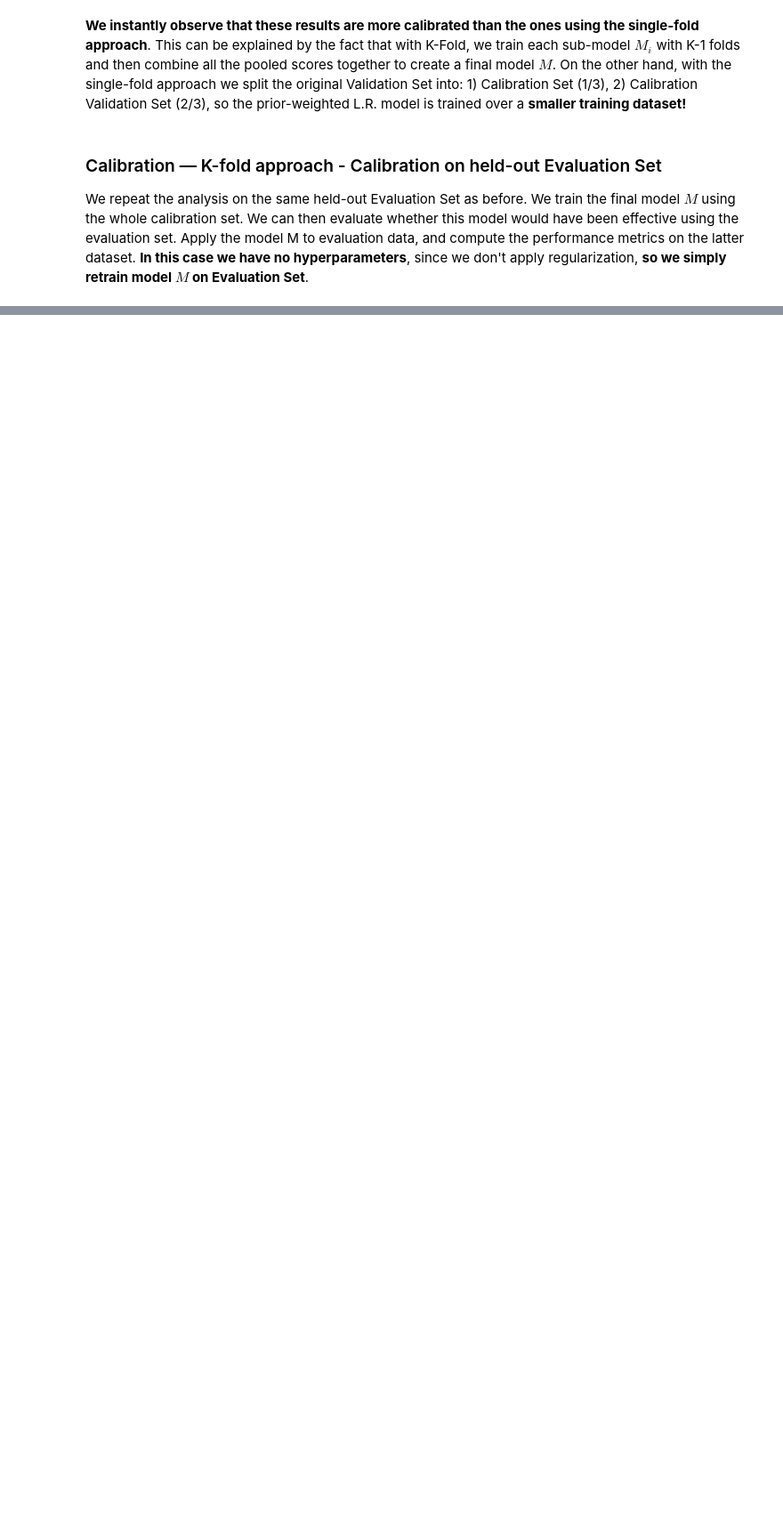
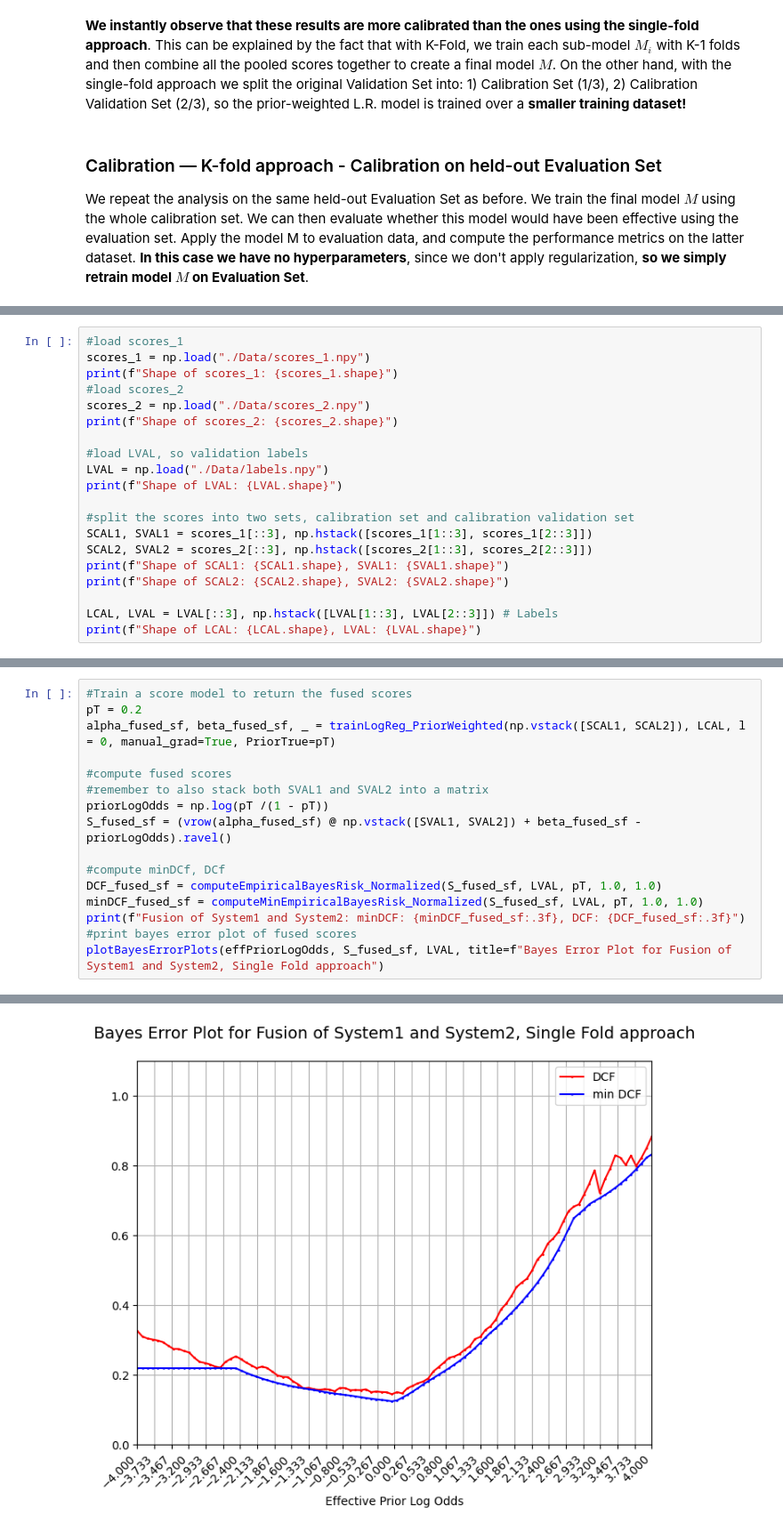
Before and after one commit to RiccardoRevalor/MachineLearningPatternRecognition, a Jupyter notebook: lab12_CalibrationFusion/cal_fusion.ipynb, the cells around one changed output, grey strips where cells are left out. Shown at 89% size. Cells and saved outputs as stored; diff of their text form; blank space fills up the shorter version.

Commit message:
l12: score-level fusion, single approach, fused system1+system2, minDCF, actDCF improved

```diff
--- a/lab12_CalibrationFusion/cal_fusion.ipynb
+++ b/lab12_CalibrationFusion/cal_fusion.ipynb
@@ -453,0 +466,20 @@ System 2, calibrated scores on evaluation set: DCF: 0.286, minDCF: 0.280
+# %%
+#load scores_1
+scores_1 = np.load("./Data/scores_1.npy")
+print(f"Shape of scores_1: {scores_1.shape}")
+#load scores_2
+scores_2 = np.load("./Data/scores_2.npy")
+print(f"Shape of scores_2: {scores_2.shape}")
+
+#load LVAL, so validation labels
+LVAL = np.load("./Data/labels.npy")
+print(f"Shape of LVAL: {LVAL.shape}")
+
+#split the scores into two sets, calibration set and calibration validation set
+SCAL1, SVAL1 = scores_1[::3], np.hstack([scores_1[1::3], scores_1[2::3]])
+SCAL2, SVAL2 = scores_2[::3], np.hstack([scores_2[1::3], scores_2[2::3]])
+print(f"Shape of SCAL1: {SCAL1.shape}, SVAL1: {SVAL1.shape}")
+print(f"Shape of SCAL2: {SCAL2.shape}, SVAL2: {SVAL2.shape}")
+
+LCAL, LVAL = LVAL[::3], np.hstack([LVAL[1::3], LVAL[2::3]]) # Labels
+print(f"Shape of LCAL: {LCAL.shape}, LVAL: {LVAL.shape}")
@@ -453,0 +495,17 @@ System 2, calibrated scores on evaluation set: DCF: 0.286, minDCF: 0.280
+# %%
+#Train a score model to return the fused scores
+pT = 0.2
+alpha_fused_sf, beta_fused_sf, _ = trainLogReg_PriorWeighted(np.vstack([SCAL1, SCAL2]), LCAL, l = 0, manual_grad=True, PriorTrue=pT)
+
+#compute fused scores
+#remember to also stack both SVAL1 and SVAL2 into a matrix
+priorLogOdds = np.log(pT /(1 - pT))
+S_fused_sf = (vrow(alpha_fused_sf) @ np.vstack([SVAL1, SVAL2]) + beta_fused_sf - priorLogOdds).ravel()
+
+#compute minDCf, DCf
+DCF_fused_sf = computeEmpiricalBayesRisk_Normalized(S_fused_sf, LVAL, pT, 1.0, 1.0)
+minDCF_fused_sf = computeMinEmpiricalBayesRisk_Normalized(S_fused_sf, LVAL, pT, 1.0, 1.0)
+print(f"Fusion of System1 and System2: minDCF: {minDCF_fused_sf:.3f}, DCF: {DCF_fused_sf:.3f}")
+#print bayes error plot of fused scores
+plotBayesErrorPlots(effPriorLogOdds, S_fused_sf, LVAL, title=f"Bayes Error Plot for Fusion of System1 and System2, Single Fold approach")
+# %% [output]
@@ -453,0 +513 @@ System 2, calibrated scores on evaluation set: DCF: 0.286, minDCF: 0.280
+[figure, added]
```
Also changed, not shown: parts of 5 cells of this notebook.
